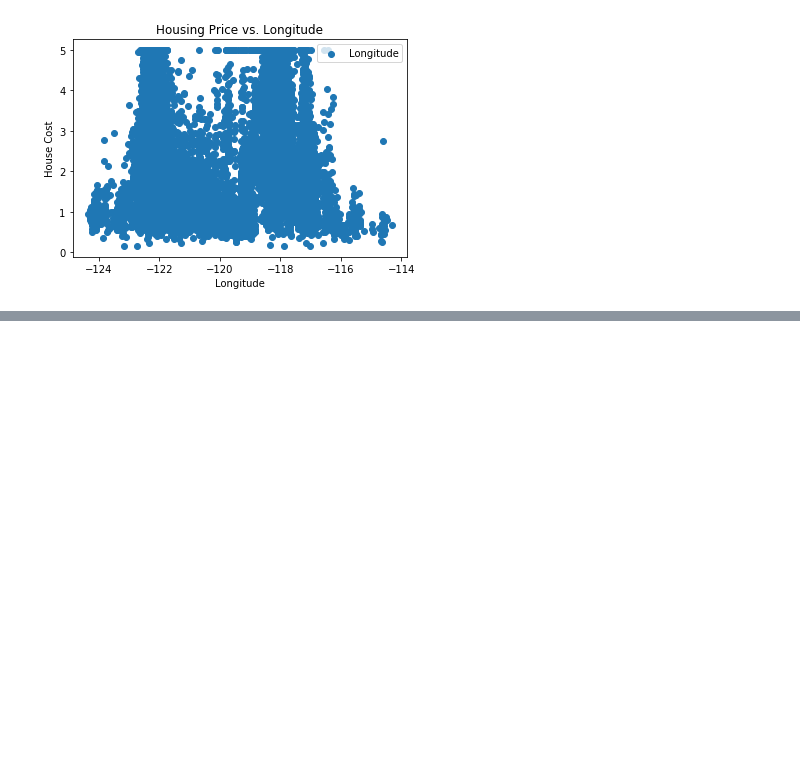
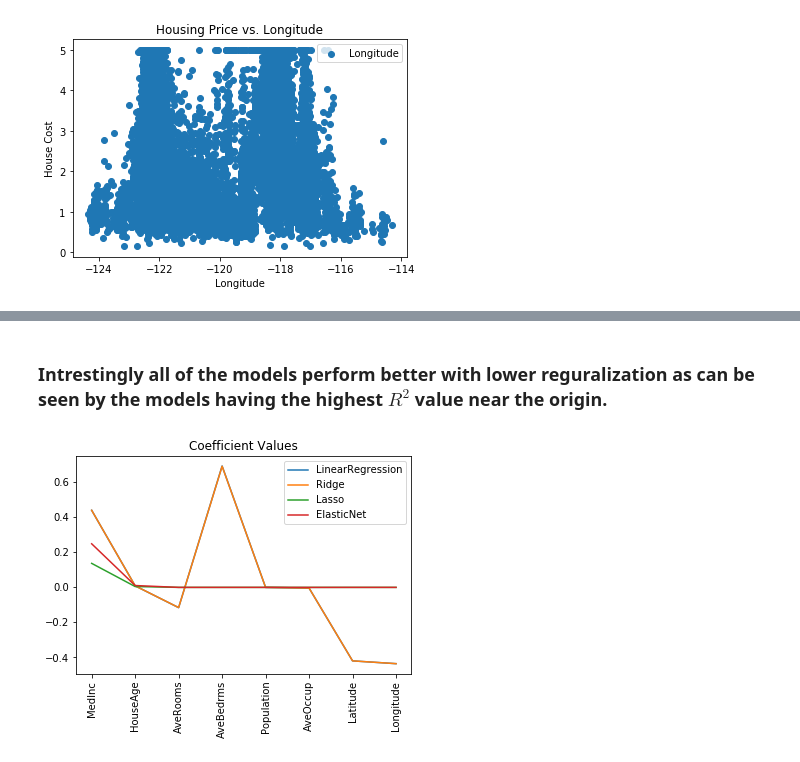
Before and after one commit to OSUScientificComputing464/project-two-grechasneak, a Jupyter notebook: ML_HW.ipynb, the cells around one changed output, grey strips where cells are left out. Saved outputs shown, nothing was run; the diff lists cells and outputs as text; code cells hidden in the pictures; blank space fills up the shorter version.

```diff
--- a/ML_HW.ipynb
+++ b/ML_HW.ipynb
@@ -49,6 +49,7 @@ for column in cal_df:
 # %%
 scaler = StandardScaler()
 X_scaled = scaler.fit_transform(X)
+X_train, X_test, y_train, y_test = train_test_split(X, y, test_size = 0.33, random_state = 5)
 # %%
 models = [LinearRegression(), Ridge(), Lasso(), ElasticNet()]
 def run_cases(X, y):
@@ -98,3 +115,5 @@ params3, scores3 = run_grid_search(models[3], elstic_param)
+# %% [markdown]
+### Intrestingly all of the models perform better with lower reguralization as can be seen by the models having the highest $R^2$ value near the origin.
 # %%
 imps = []
 for model in models:
@@ -102,11 +121,13 @@ for model in models:
     feature_imp = model.coef_
     imps.append(feature_imp)
 # %%
-feature_names = list(boston.feature_names)
+feature_names = list(cal.feature_names)
 for i, imp in enumerate(imps):
     plt.plot(imp, label = str(models[i]).split('(')[0])
     plt.legend()
 plt.title('Coefficient Values')
 locs, labels = plt.xticks()
 plt.xticks(np.arange(len(feature_names)), feature_names, rotation = 90)
 plt.show()
+# %% [output]
+[figure, added]
```
Also changed, not shown: parts of 7 cells of this notebook, 1 other file.
